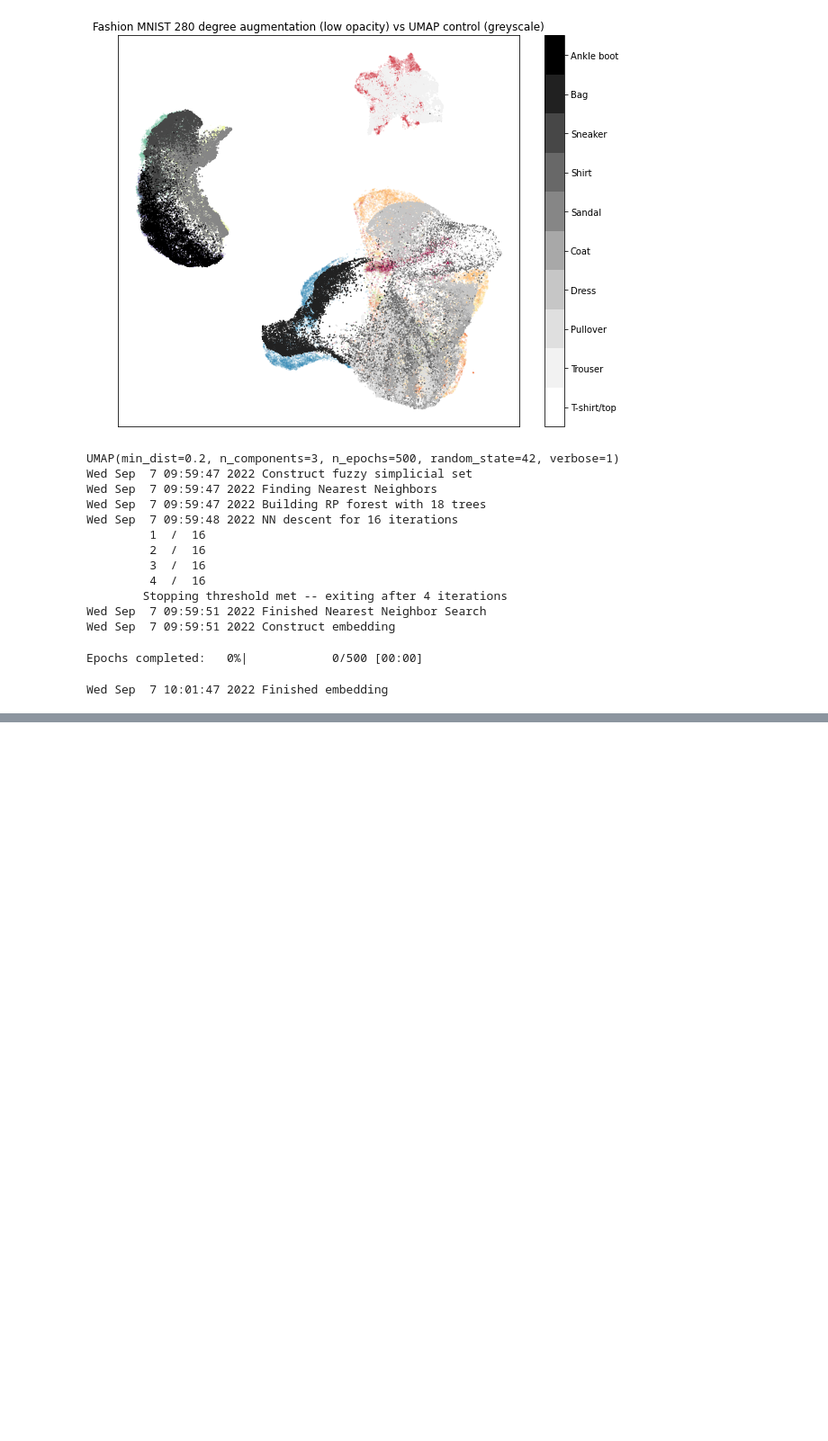
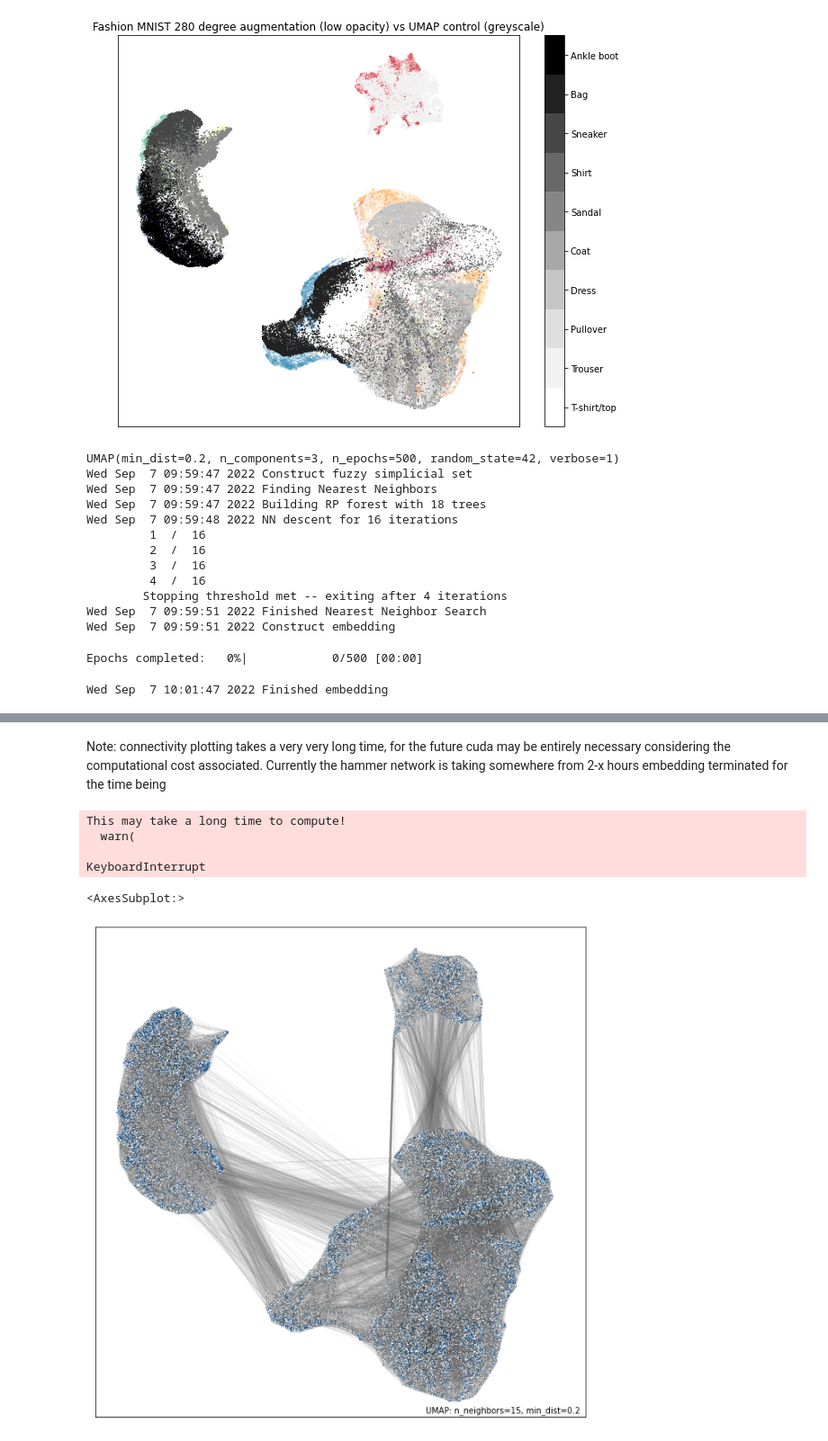
Before and after one commit to chriscamano/UMAP-and-PUMAP-research-, a Jupyter notebook: FALL 2022 UMAP /UMAP rotational augmentation research.ipynb, the cells around one changed output, grey strips where cells are left out. Shown at 90% size. Drawn from its saved outputs; the diff is of its cells as text; code cells hidden in the pictures; blank space fills up the shorter version.

```diff
--- a/FALL 2022 UMAP /UMAP rotational augmentation research.ipynb
+++ b/FALL 2022 UMAP /UMAP rotational augmentation research.ipynb
@@ -554,0 +567,2 @@ plt.title('Fashion MNIST Embedded via UMAP');
+# %%
+embedding_control_2d = reducer.fit(data)# note we are using umap.UMAP.fit() instead of umap.UMAP.fit_transform!!!!!!
@@ -554,0 +585,14 @@ plt.title('Fashion MNIST Embedded via UMAP');
+# %% [markdown]
+Note: connectivity plotting takes a very very long time, for the future cuda may be entirely necessary considering the computational cost associated. Currently the hammer network is taking somewhere from 2-x hours embedding terminated for the time being
+# %%
+umap.plot.connectivity(embedding_control_2d, edge_bundling='hammer')
+# %% [output]
+This may take a long time to compute!
+  warn(
+
+KeyboardInterrupt
+# %%
+umap.plot.connectivity(embedding_control_2d, show_points=True)
+# %% [output]
+<AxesSubplot:>
+[figure, added]
```
Also changed, not shown: parts of 21 cells of this notebook.
